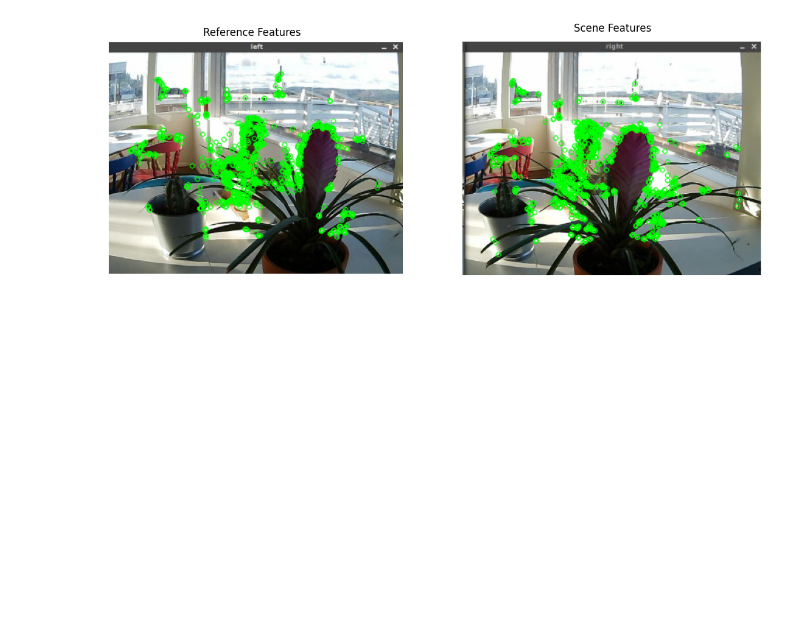
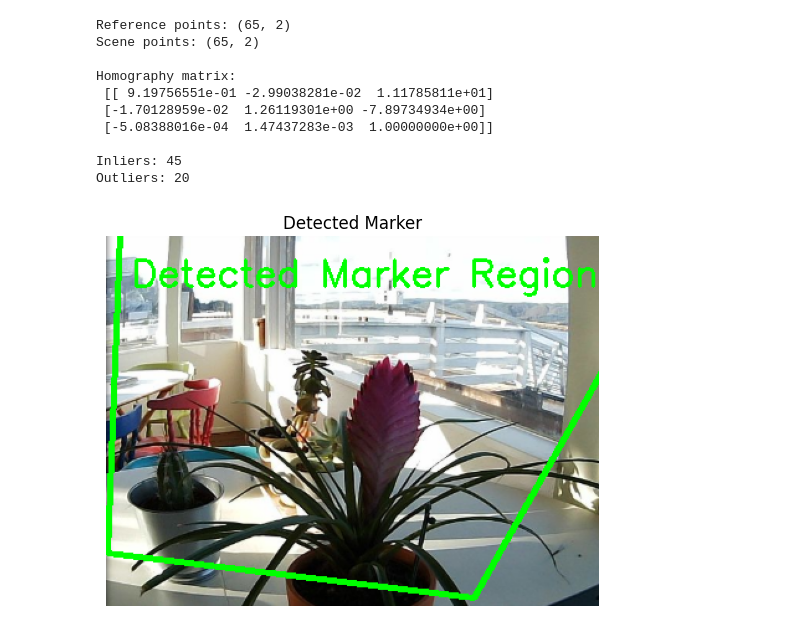
Before and after one commit to Kamalesh-Suresh-Kumar/VI-Image-Processing-and-Computer-Vision, a Jupyter notebook: LAB10/ARusingFeaturematching.ipynb, the cells around one changed output. Saved outputs shown, nothing was run; the diff lists cells and outputs as text; code cells hidden in the pictures; blank space fills up the shorter version.

```diff
--- a/LAB10/ARusingFeaturematching.ipynb
+++ b/LAB10/ARusingFeaturematching.ipynb
@@ -74,20 +134,50 @@ Scene Features: 992
 # %%
-ref_features = cv2.drawKeypoints(reference_img, ref_kp, None, color=(0,255,0))
-scene_features = cv2.drawKeypoints(scene_img, scene_kp, None, color=(0,255,0))
+# Step 3: Compute homography
+src_pts = np.float32([ref_kp[m.queryIdx].pt for m in good_matches])
+dst_pts = np.float32([scene_kp[m.trainIdx].pt for m in good_matches])
 
-plt.figure(figsize=(14,6))
+print("Reference points:", src_pts.shape)
+print("Scene points:", dst_pts.shape)
 
-plt.subplot(1,2,1)
-plt.imshow(cv2.cvtColor(ref_features, cv2.COLOR_BGR2RGB))
-plt.title("Reference Features")
+H, mask = cv2.findHomography(src_pts, dst_pts, cv2.RANSAC, 5.0)
+
+if H is None:
+    print("Homography failed")
+    exit()
+
+print("\nHomography matrix:\n", H)
+
+inliers = np.sum(mask)
+print("\nInliers:", inliers)
+print("Outliers:", len(good_matches) - inliers)
+
+# Draw detected region
+corners = np.float32([[0,0],[ref_w,0],[ref_w,ref_h],[0,ref_h]])
+transformed = cv2.perspectiveTransform(corners.reshape(-1,1,2), H)
+
+scene_marked = scene_img.copy()
+cv2.polylines(scene_marked, [np.int32(transformed)], True, (0,255,0), 3)
+cv2.putText(scene_marked, "Detected Marker Region",
+            (20, 40),
+            cv2.FONT_HERSHEY_SIMPLEX,
+            1,
+            (0, 255, 0),
+            2)
+
+plt.imshow(cv2.cvtColor(scene_marked, cv2.COLOR_BGR2RGB))
+plt.title("Detected Marker")
 plt.axis("off")
-
-plt.subplot(1,2,2)
-plt.imshow(cv2.cvtColor(scene_features, cv2.COLOR_BGR2RGB))
-plt.title("Scene Features")
-plt.axis("off")
-
 plt.show()
 # %% [output]
+Reference points: (65, 2)
+Scene points: (65, 2)
+
+Homography matrix:
+ [[ 9.19756551e-01 -2.99038281e-02  1.11785811e+01]
+ [-1.70128959e-02  1.26119301e+00 -7.89734934e+00]
+ [-5.08388016e-04  1.47437283e-03  1.00000000e+00]]
+
+Inliers: 45
+Outliers: 20
-[figure, old version]
+[figure, new version]
 # %%
```
Also changed, not shown: parts of 16 cells of this notebook, 23 other files.
